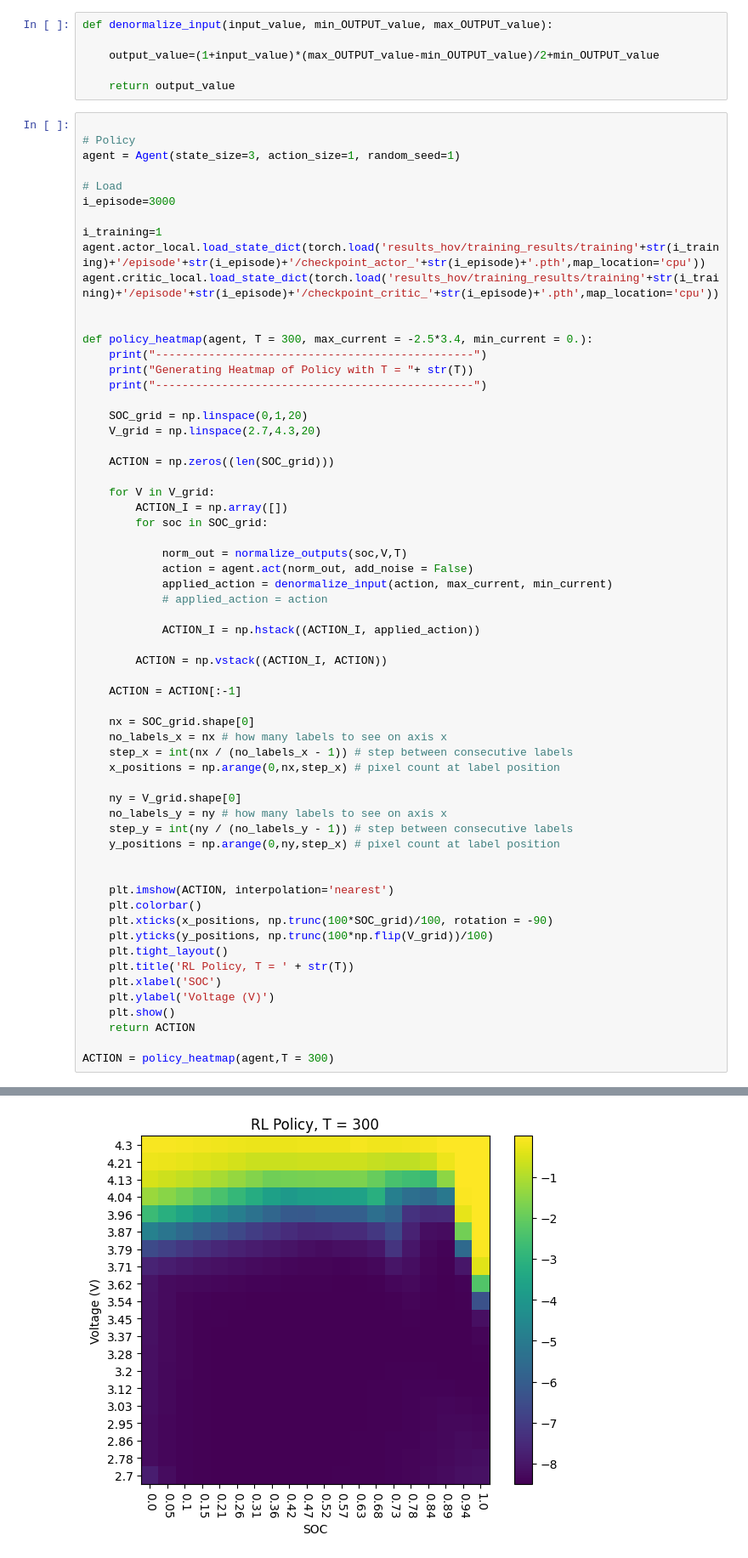
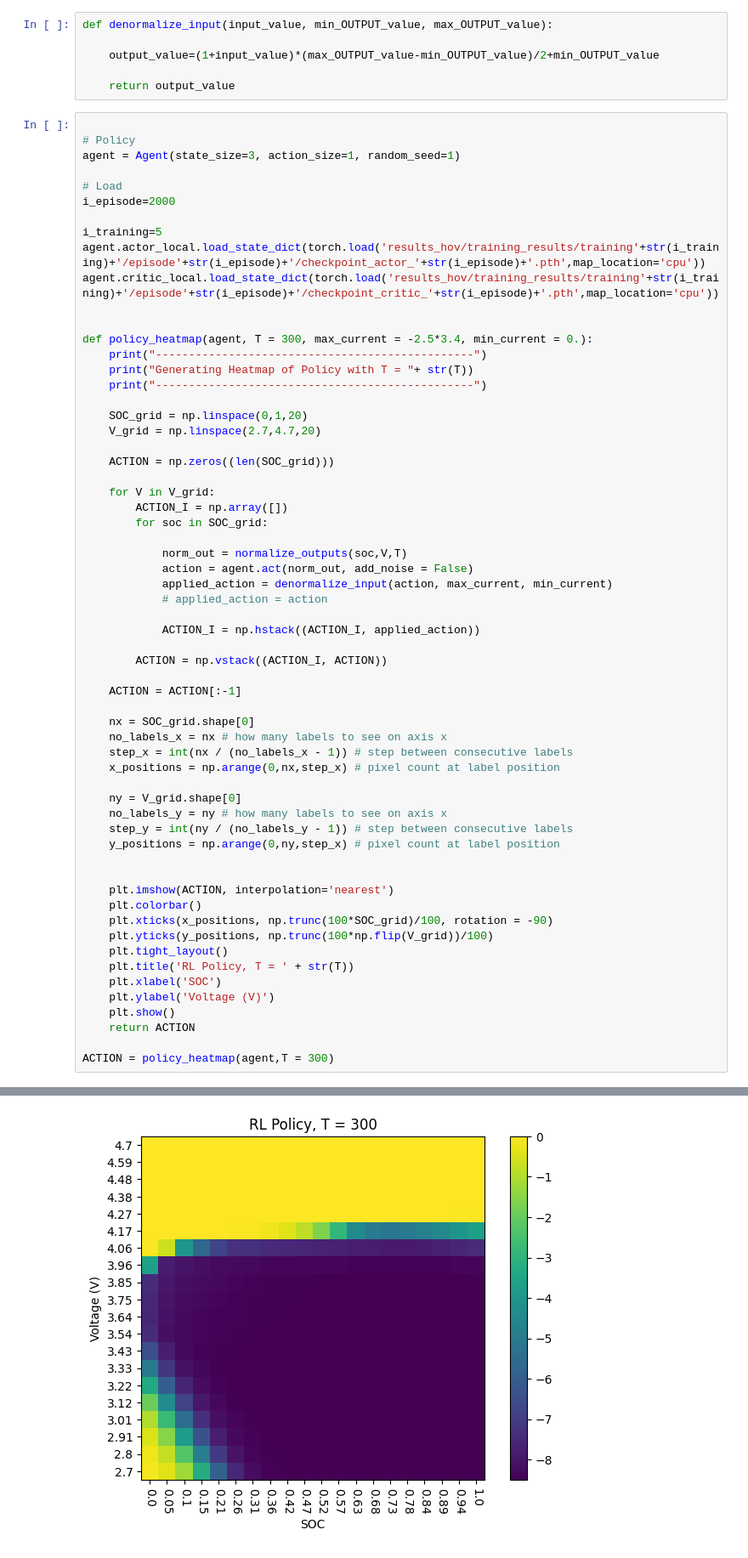
Before and after one commit to hovsept/RL-BATT-DDPG, a Jupyter notebook: OutputFeedback_RL/1_OutputFeedback_Analysis_Notebook.ipynb, the cells around one changed output, grey strips where cells are left out. Shown at 85% size. Drawn from its saved outputs; the diff is of its cells as text.

```diff
--- a/OutputFeedback_RL/1_OutputFeedback_Analysis_Notebook.ipynb
+++ b/OutputFeedback_RL/1_OutputFeedback_Analysis_Notebook.ipynb
@@ -223,9 +233,9 @@ def denormalize_input(input_value, min_OUTPUT_value, max_OUTPUT_value):
 agent = Agent(state_size=3, action_size=1, random_seed=1)
 
 # Load
-i_episode=3000
+i_episode=2000
 
-i_training=1
+i_training=5
 agent.actor_local.load_state_dict(torch.load('results_hov/training_results/training'+str(i_training)+'/episode'+str(i_episode)+'/checkpoint_actor_'+str(i_episode)+'.pth',map_location='cpu'))
 agent.critic_local.load_state_dict(torch.load('results_hov/training_results/training'+str(i_training)+'/episode'+str(i_episode)+'/checkpoint_critic_'+str(i_episode)+'.pth',map_location='cpu'))
 
@@ -236,7 +246,7 @@ def policy_heatmap(agent, T = 300, max_current = -2.5*3.4, min_current = 0.):
     print("------------------------------------------------")
 
     SOC_grid = np.linspace(0,1,20)
-    V_grid = np.linspace(2.7,4.3,20)
+    V_grid = np.linspace(2.7,4.7,20)
 
     ACTION = np.zeros((len(SOC_grid)))
 
@@ -255,34 +265,34 @@ def policy_heatmap(agent, T = 300, max_current = -2.5*3.4, min_current = 0.):
 
     ACTION = ACTION[:-1]
 
     nx = SOC_grid.shape[0]
     no_labels_x = nx # how many labels to see on axis x
     step_x = int(nx / (no_labels_x - 1)) # step between consecutive labels
     x_positions = np.arange(0,nx,step_x) # pixel count at label position
 
     ny = V_grid.shape[0]
     no_labels_y = ny # how many labels to see on axis x
     step_y = int(ny / (no_labels_y - 1)) # step between consecutive labels
     y_positions = np.arange(0,ny,step_x) # pixel count at label position
 
 
     plt.imshow(ACTION, interpolation='nearest')
     plt.colorbar()
     plt.xticks(x_positions, np.trunc(100*SOC_grid)/100, rotation = -90)
     plt.yticks(y_positions, np.trunc(100*np.flip(V_grid))/100)
     plt.tight_layout()
     plt.title('RL Policy, T = ' + str(T))
     plt.xlabel('SOC')
     plt.ylabel('Voltage (V)')
     plt.show()
     return ACTION
 
 ACTION = policy_heatmap(agent,T = 300)
 # %% [output]
 ------------------------------------------------
 Generating Heatmap of Policy with T = 300
 ------------------------------------------------
-[figure, old version]
+[figure, new version]
 # %%
 # Environment
 # settings['sample_time']=1
```
Also changed, not shown: parts of 16 cells of this notebook, 5 other files.
